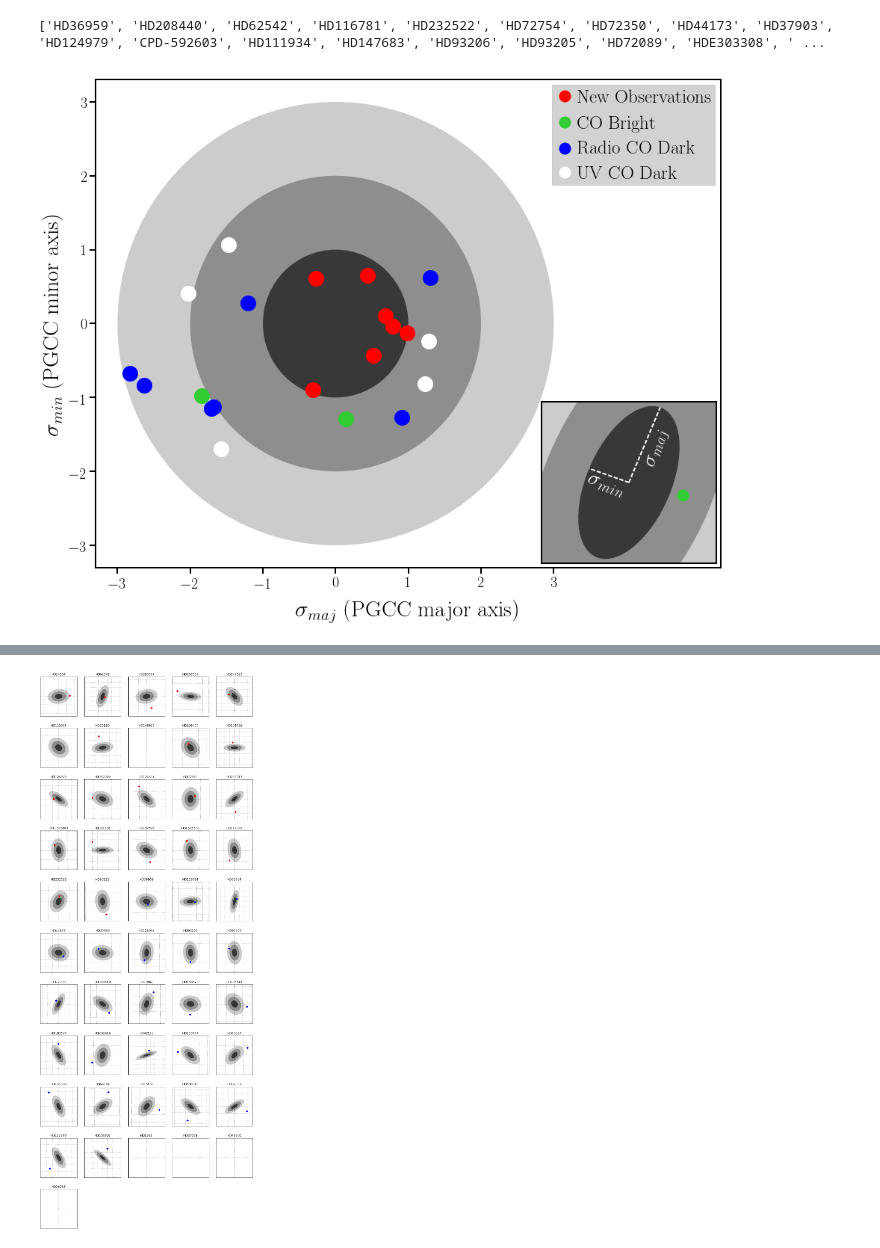
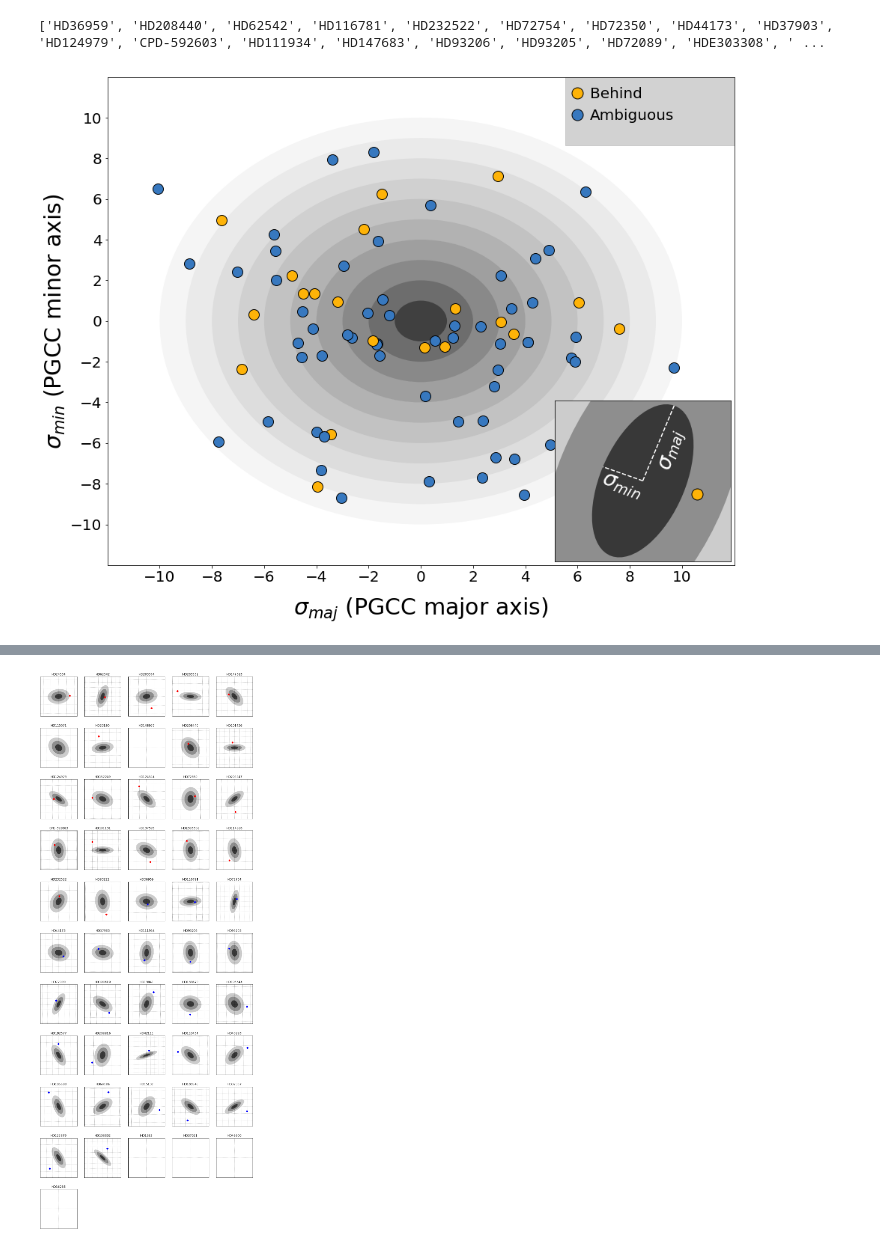
Before and after one commit to codydirks/PGCC_HST, a Jupyter notebook: PGCC_Properties.ipynb, the cells around one changed output, grey strips where cells are left out. Drawn from its saved outputs; the diff is of its cells as text; code cells hidden in the pictures.

Commit message:
First update in a while, adding all ipynbs and data files since last update

```diff
--- a/PGCC_Properties.ipynb
+++ b/PGCC_Properties.ipynb
@@ -81,6 +85,19 @@ sightlines.sort(key=len)
 sightline_data=[]
 for sightline in sightlines:
     sightline_data.append((sightline, Simbad.Position(sightline)))
+# %%
+with open('primary_sightlines.csv','rb') as csvfile:
+    inp=csv.reader(csvfile)
+    primary_sightlines=inp.next()
+    primary_sightlines.append('HD203532')
+
+with open('secondary_sightlines.csv','rb') as csvfile:
+    inp=csv.reader(csvfile)
+    secondary_sightlines=inp.next()
+
+with open('in_front_sightlines.csv','rb') as csvfile:
+    inp=csv.reader(csvfile)
+    in_front_sightlines=inp.next()
 # %%
 hdulist=fits.open(top_path+'HFI_PCCS_GCC_R2.02.fits')
 scidata=hdulist[1].data
@@ -140,6 +157,7 @@ for sightline in new_sightline_data:
 # %% [output]
 7 / 7
 # %%
+archival_pairs=[x for x in archival_pairs if len(x[1])>0]
 archival_pairs.sort(key=lambda x: get_r_dist(x[1], x[0][1][0].value,x[0][1][1].value))
 threesig=[x for x in archival_pairs if get_r_dist(x[1], x[0][1][0].value,x[0][1][1].value)<3]
 print [x[0][0] for x in threesig]
@@ -162,23 +180,23 @@ fig=plt.figure(1,figsize=(15,12))
 subplt=plt.subplot(111)
 subplt1=inset_axes(subplt,width='28%',height='33%',loc=4)
 
-subplt.set_xlim(-3.3,5.3)
-subplt.set_ylim(-3.3,3.3)
+subplt.set_xlim(-12,12)
+subplt.set_ylim(-12,12)
 subplt.set_xlabel('$\sigma_{maj}$ (PGCC major axis)',fontsize=30,labelpad=15)
 subplt.set_ylabel('$\sigma_{min}$ (PGCC minor axis)',fontsize=30)
 subplt.tick_params(axis='x',labelsize=20)
 subplt.tick_params(axis='y',labelsize=20)
 subplt1.set_xticks([])
 subplt1.set_yticks([])
-for i in range(1,4):
+for i in range(1,11):
     ell=Ellipse(xy=(0,0),width=2*i,
                 height=2*i
                 ,angle=0)
     ell.set_facecolor('k')
-    ell.set_alpha(0.6/i)
+    ell.set_alpha(0.4/i)
     subplt.add_patch(ell)
 
-for pair in threesig+new_pairs:
+for pair in archival_pairs+new_pairs: #threesig+new_pairs:
     sightline=pair[0][0]
     pgcc=pair[1]
     r_dist=get_r_dist(pgcc,pair[0][1][0].value,pair[0][1][1].value)
@@ -197,69 +215,72 @@ for pair in threesig+new_pairs:
         sig_y=-sig_y
 
     if sightline in new_sightlines:
-        col='r'
+        col='w'
         sig_x=0.98*sig_x
         sig_y=0.98*sig_y
-    elif sightline in co_bright:
-        col='limegreen'
-    elif sightline in radio_co_dark:
-        col='b'
-    elif sightline in uv_co_dark:
-        col='w'
+        #subplt.plot(sig_x,sig_y,marker='o',color=col,ms=14,mec='k')
+    elif sightline in primary_sightlines:
+        col=amber
+        subplt.plot(sig_x,sig_y,marker='o',color=col,ms=14,mec='k')
+    elif sightline in in_front_sightlines:
+        col='k'
+    #elif sightline in uv_co_dark:
+    #    col='b'
     else:
-        col='k'
-    subplt.plot(sig_x,sig_y,marker='o',color=col,ms=20,mec=col)
+        col=blue
+        subplt.plot(sig_x,sig_y,marker='o',color=col,ms=14,mec='k')
     #subplt.text(sig_x,sig_y,sightline)
 
 
 #Draws the legend
-rect=Rectangle(xy=(0.73,0.785),width=0.26,height=0.205,angle=0,
+rect=Rectangle(xy=(0.73,0.86),width=0.27,height=0.205,angle=0,
                transform=subplt.transAxes,color='silver',alpha=0.7)
 subplt.add_patch(rect)
-subplt.text(0.77,0.98,'New Observations\nCO Bright\nRadio CO Dark\nUV CO Dark',
-            fontsize=25,linespacing=1.7,ha='left',va='top',transform=subplt.transAxes)
-subplt.plot(0.75,0.967,marker='o',color='r',mec='r',ms=15,transform=subplt.transAxes)
-subplt.plot(0.75,0.913,marker='o',color='limegreen',mec='limegreen',ms=15,transform=subplt.transAxes)
-subplt.plot(0.75,0.859,marker='o',color='b',mec='b',ms=15,transform=subplt.transAxes)
-subplt.plot(0.75,0.81,marker='o',color='w',mec='w',ms=15,transform=subplt.transAxes)
+subplt.text(0.77,0.98,'Behind\nAmbiguous',
+            fontsize=20,linespacing=1.7,ha='left',va='top',transform=subplt.transAxes)
+subplt.plot(0.75,0.967,marker='o',color=amber,mec='k',ms=15,transform=subplt.transAxes)
+subplt.plot(0.75,0.923,marker='o',color=blue,mec='k',ms=15,transform=subplt.transAxes)
+#subplt.plot(0.75,0.878,marker='o',color='w',mec='k',ms=15,transform=subplt.transAxes)
+#subplt.plot(0.75,0.81,marker='o',color='w',mec='w',ms=15,transform=subplt.transAxes)
 #subplt.text(0,1,'1$\sigma$',fontsize=25,va='bottom',ha='center')
 #subplt.text(0,2,'2$\sigma$',fontsize=25,va='bottom',ha='center')
 #subplt.text(0,3,'3$\sigma$',fontsize=25,va='bottom',ha='center')
 
 
 example=threesig[1]
 subplt1.set_xlim(-0.5*example[1]['gau_major_axis'],0.5*example[1]['gau_major_axis'])
 subplt1.set_ylim(-0.5*example[1]['gau_major_axis'],0.5*example[1]['gau_major_axis'])
 for i in range(1,4):
         ell=Ellipse(xy=(0,0),width=i*example[1]['gau_major_axis'],
                     height=i*example[1]['gau_minor_axis'],angle=-(180./np.pi)*example[1]['gau_position_angle'])
         ell.set_facecolor('k')
         ell.set_alpha(0.6/i)
         subplt1.add_patch(ell)
 
 gal=SkyCoord(ra=example[0][1][0],dec=example[0][1][1],frame='icrs').galactic
 del_l=60.*(gal.l.value-example[1]['glon'])
 del_b=60.*(gal.b.value-example[1]['glat'])
 #if (((cos*del_l+sin*del_b)/a)**2+((sin*del_l-cos*del_b)/b)**2)<=1.:
-subplt1.plot(del_l,del_b,marker='o',color='limegreen',markersize=15)
+subplt1.plot(del_l,del_b,marker='o',color=amber,markersize=15,mec='k')
 
 majx=np.cos(-example[1]['gau_position_angle'])*np.linspace(0,0.5*example[1]['gau_major_axis'],10)
 majy=np.sin(-example[1]['gau_position_angle'])*np.linspace(0,0.5*example[1]['gau_major_axis'],10)
 subplt1.plot(majx,majy,'w--')
 minx=np.cos(-example[1]['gau_position_angle']+np.pi/2.)*np.linspace(0,0.5*example[1]['gau_minor_axis'],10)
 miny=np.sin(-example[1]['gau_position_angle']+np.pi/2.)*np.linspace(0,0.5*example[1]['gau_minor_axis'],10)
 subplt1.plot(minx,miny,'w--')
 subplt1.text(0.25,0.48,'$\sigma_{min}$',
              transform=subplt1.transAxes,color='w',fontsize=28,fontweight='bold',rotation=-20)
 subplt1.text(0.58,0.75,'$\sigma_{maj}$',
              transform=subplt1.transAxes,color='w',fontsize=28,fontweight='bold',rotation=73)
 
-ticks=[-3,-2,-1,0,1,2,3]
+ticks=np.arange(-10,11,2)
 subplt.set_xticks(ticks)
-
-plt.savefig('/DataDisk/Dropbox/HSTProposal/Cycle25/PGCC/bullseye_v2.pdf')
+subplt.set_yticks(ticks)
+pass
+plt.savefig('/Users/codydirks/Desktop/plots/bullseye1.pdf')
 # %% [output]
-[figure, old version]
+[figure, new version]
 # %%
 # Results contains:
 #    [0]: Sightline, coords
```
Also changed, not shown: parts of 3 cells of this notebook, 22 other files.
